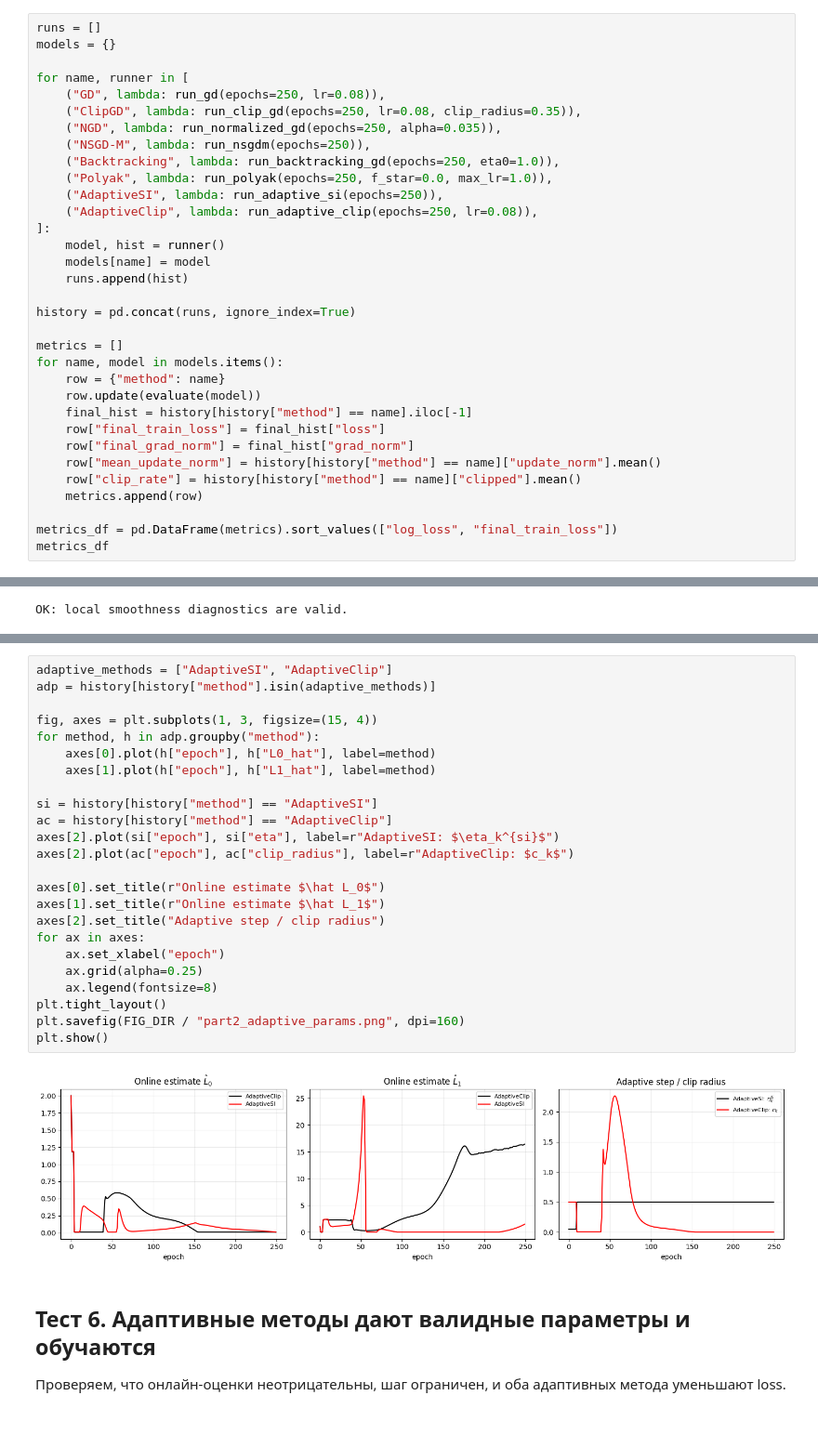
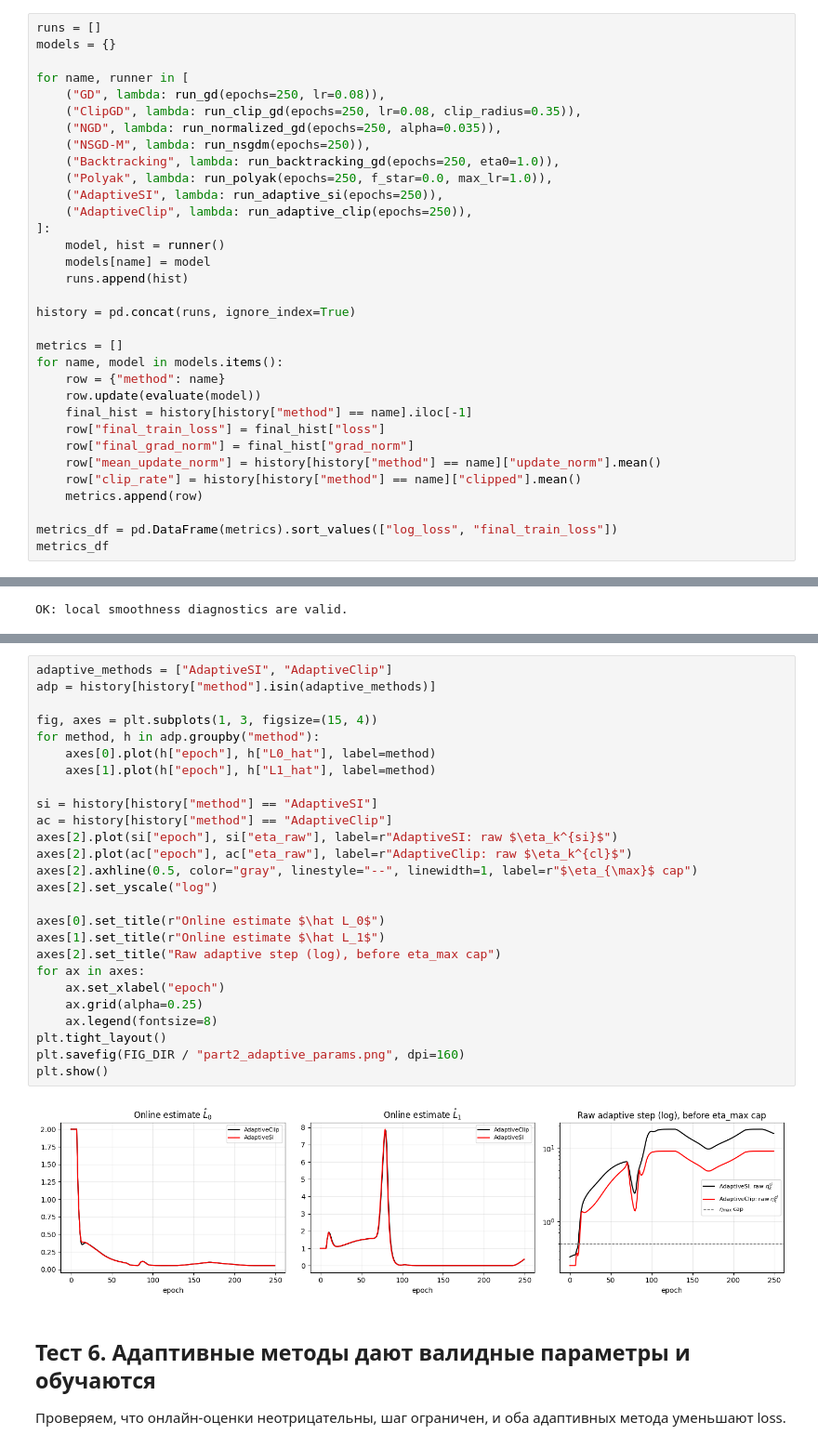
Before and after one commit to BaffledHedgehog/optproject, a Jupyter notebook: part2/relaxed_smoothness_experiments.ipynb, the cells around one changed output, grey strips where cells are left out. Shown at 93% size. Saved outputs shown, nothing was run; the diff lists cells and outputs as text.

```diff
--- a/part2/relaxed_smoothness_experiments.ipynb
+++ b/part2/relaxed_smoothness_experiments.ipynb
@@ -977,7 +989,7 @@ for name, runner in [
     ("Backtracking", lambda: run_backtracking_gd(epochs=250, eta0=1.0)),
     ("Polyak", lambda: run_polyak(epochs=250, f_star=0.0, max_lr=1.0)),
     ("AdaptiveSI", lambda: run_adaptive_si(epochs=250)),
-    ("AdaptiveClip", lambda: run_adaptive_clip(epochs=250, lr=0.08)),
+    ("AdaptiveClip", lambda: run_adaptive_clip(epochs=250)),
 ]:
     model, hist = runner()
     models[name] = model
@@ -1118,29 +1134,31 @@ OK: local smoothness diagnostics are valid.
 # %%
 adaptive_methods = ["AdaptiveSI", "AdaptiveClip"]
 adp = history[history["method"].isin(adaptive_methods)]
 
 fig, axes = plt.subplots(1, 3, figsize=(15, 4))
 for method, h in adp.groupby("method"):
     axes[0].plot(h["epoch"], h["L0_hat"], label=method)
     axes[1].plot(h["epoch"], h["L1_hat"], label=method)
 
 si = history[history["method"] == "AdaptiveSI"]
 ac = history[history["method"] == "AdaptiveClip"]
-axes[2].plot(si["epoch"], si["eta"], label=r"AdaptiveSI: $\eta_k^{si}$")
-axes[2].plot(ac["epoch"], ac["clip_radius"], label=r"AdaptiveClip: $c_k$")
+axes[2].plot(si["epoch"], si["eta_raw"], label=r"AdaptiveSI: raw $\eta_k^{si}$")
+axes[2].plot(ac["epoch"], ac["eta_raw"], label=r"AdaptiveClip: raw $\eta_k^{cl}$")
+axes[2].axhline(0.5, color="gray", linestyle="--", linewidth=1, label=r"$\eta_{\max}$ cap")
+axes[2].set_yscale("log")
 
 axes[0].set_title(r"Online estimate $\hat L_0$")
 axes[1].set_title(r"Online estimate $\hat L_1$")
-axes[2].set_title("Adaptive step / clip radius")
+axes[2].set_title("Raw adaptive step (log), before eta_max cap")
 for ax in axes:
     ax.set_xlabel("epoch")
     ax.grid(alpha=0.25)
     ax.legend(fontsize=8)
 plt.tight_layout()
 plt.savefig(FIG_DIR / "part2_adaptive_params.png", dpi=160)
 plt.show()
 # %% [output]
-[figure, old version]
+[figure, new version]
 # %% [markdown]
 ## Тест 6. Адаптивные методы дают валидные параметры и обучаются
 
```
Also changed, not shown: parts of 15 cells of this notebook, 6 other files.
